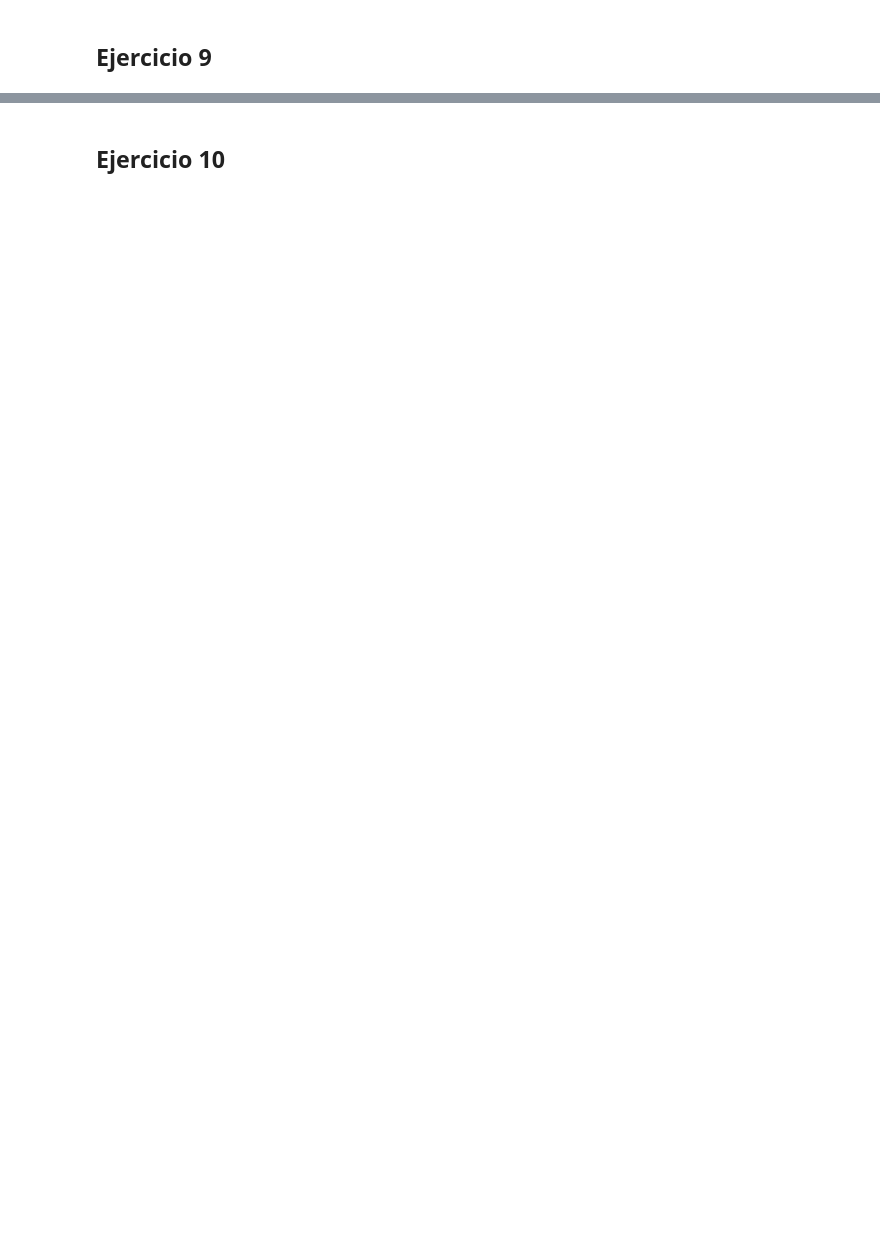
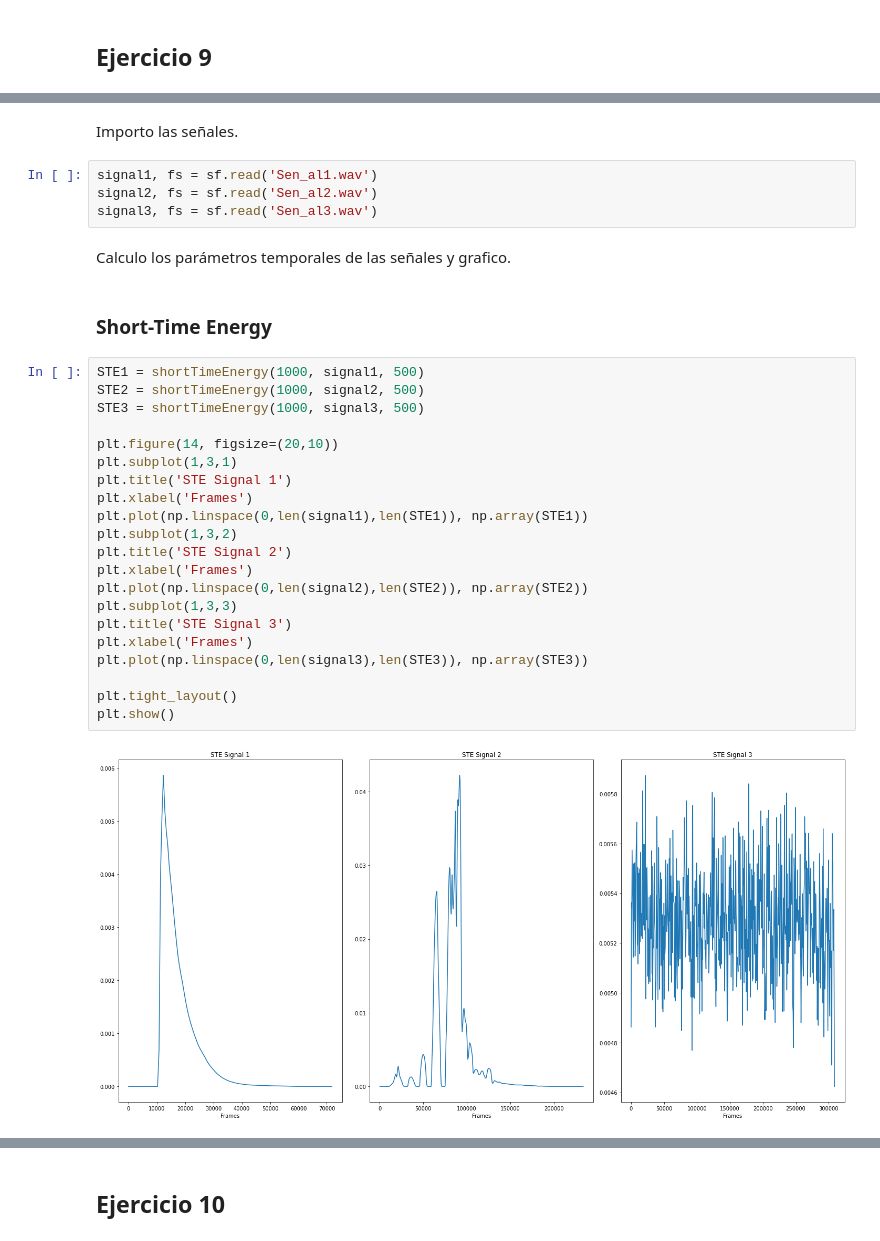
Before and after one commit to martinhaimovich2010/TP1_DSP, a Jupyter notebook: TP1_DSP_Haimovich_Veiga.ipynb, the cells around one changed output, grey strips where cells are left out. Drawn from its saved outputs; the diff is of its cells as text; blank space fills up the shorter version.

```diff
--- a/TP1_DSP_Haimovich_Veiga.ipynb
+++ b/TP1_DSP_Haimovich_Veiga.ipynb
@@ -609,0 +675,33 @@ Se puede apreciar que el filtraje con la ventana Blackman es mucho mejor que el
+# %% [markdown]
+Importo las señales.
+# %%
+signal1, fs = sf.read('Sen_al1.wav')
+signal2, fs = sf.read('Sen_al2.wav')
+signal3, fs = sf.read('Sen_al3.wav')
+# %% [markdown]
+Calculo los parámetros temporales de las señales y grafico.
+# %% [markdown]
+### Short-Time Energy
+# %%
+STE1 = shortTimeEnergy(1000, signal1, 500)
+STE2 = shortTimeEnergy(1000, signal2, 500)
+STE3 = shortTimeEnergy(1000, signal3, 500)
+
+plt.figure(14, figsize=(20,10))
+plt.subplot(1,3,1)
+plt.title('STE Signal 1')
+plt.xlabel('Frames')
+plt.plot(np.linspace(0,len(signal1),len(STE1)), np.array(STE1))
+plt.subplot(1,3,2)
+plt.title('STE Signal 2')
+plt.xlabel('Frames')
+plt.plot(np.linspace(0,len(signal2),len(STE2)), np.array(STE2))
+plt.subplot(1,3,3)
+plt.title('STE Signal 3')
+plt.xlabel('Frames')
+plt.plot(np.linspace(0,len(signal3),len(STE3)), np.array(STE3))
+
+plt.tight_layout()
+plt.show()
+# %% [output]
+[figure, added]
```
Also changed, not shown: parts of 46 cells of this notebook, 1 other file.
